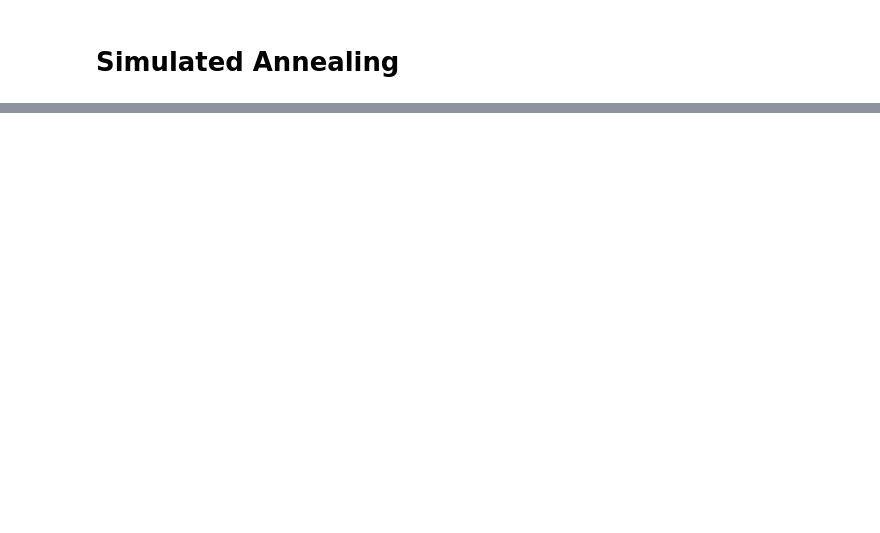
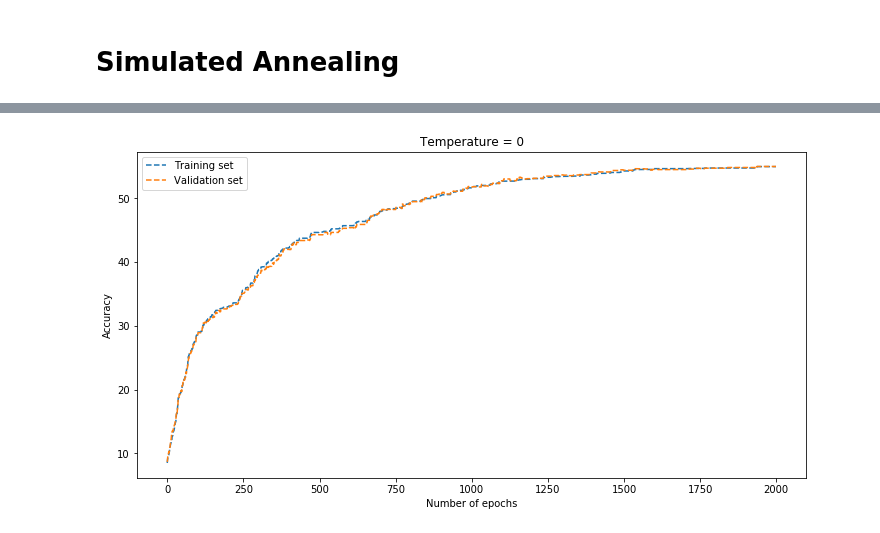
Before and after one commit to strin-matey/thesis, a Jupyter notebook: notebooks/sa/SimulatedAnnealing.ipynb, the cells around one changed output, grey strips where cells are left out. Drawn from its saved outputs; the diff is of its cells as text; code cells hidden in the pictures; blank space fills up the shorter version.

```diff
--- a/notebooks/sa/SimulatedAnnealing.ipynb
+++ b/notebooks/sa/SimulatedAnnealing.ipynb
@@ -290,0 +281,14 @@ for epoch in range(1000):
+# %%
+
+fig, ax = plt.subplots(figsize=(12, 6))
+
+ax.plot(np.arange(0, len(T_0['training_set_measurements'])), T_0['training_set_measurements'], '--', label='Training set')
+ax.plot(np.arange(0, len(T_0['validation_set_measurements'])), T_0['validation_set_measurements'], '--', label='Validation set')
+
+plt.title('Temperature = 0')
+plt.xlabel('Number of epochs')
+plt.ylabel('Accuracy')
+ax.legend()
+plt.show()
+# %% [output]
+[figure, added]
```
Also changed, not shown: parts of 19 cells of this notebook.
